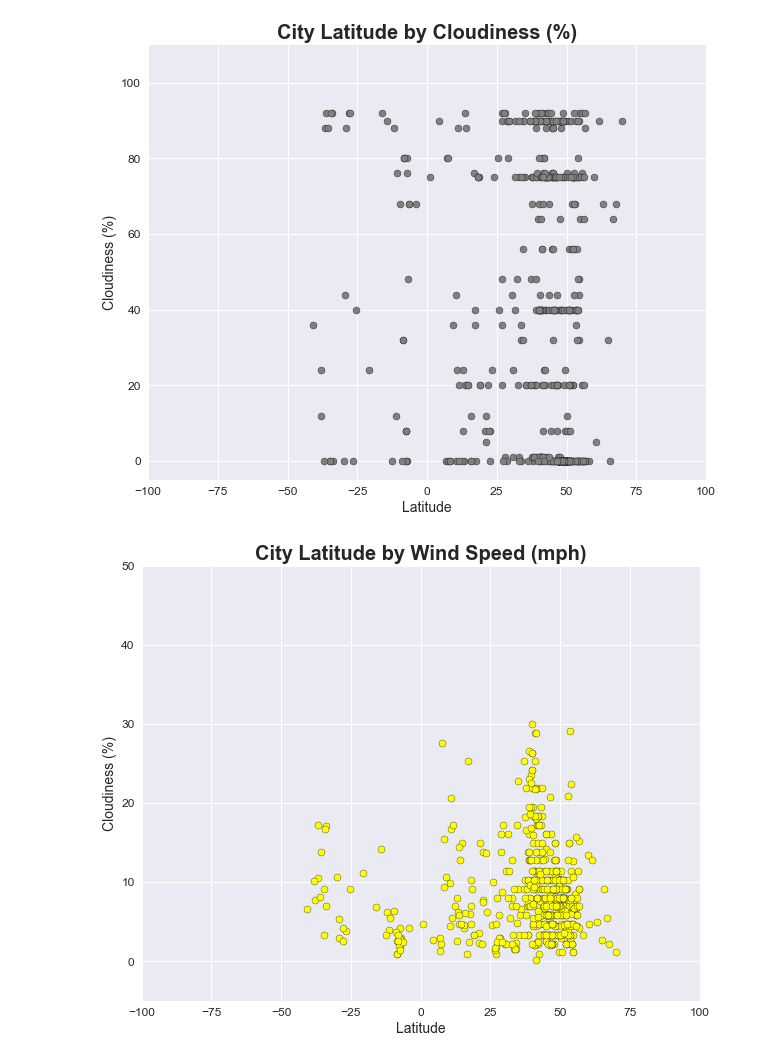
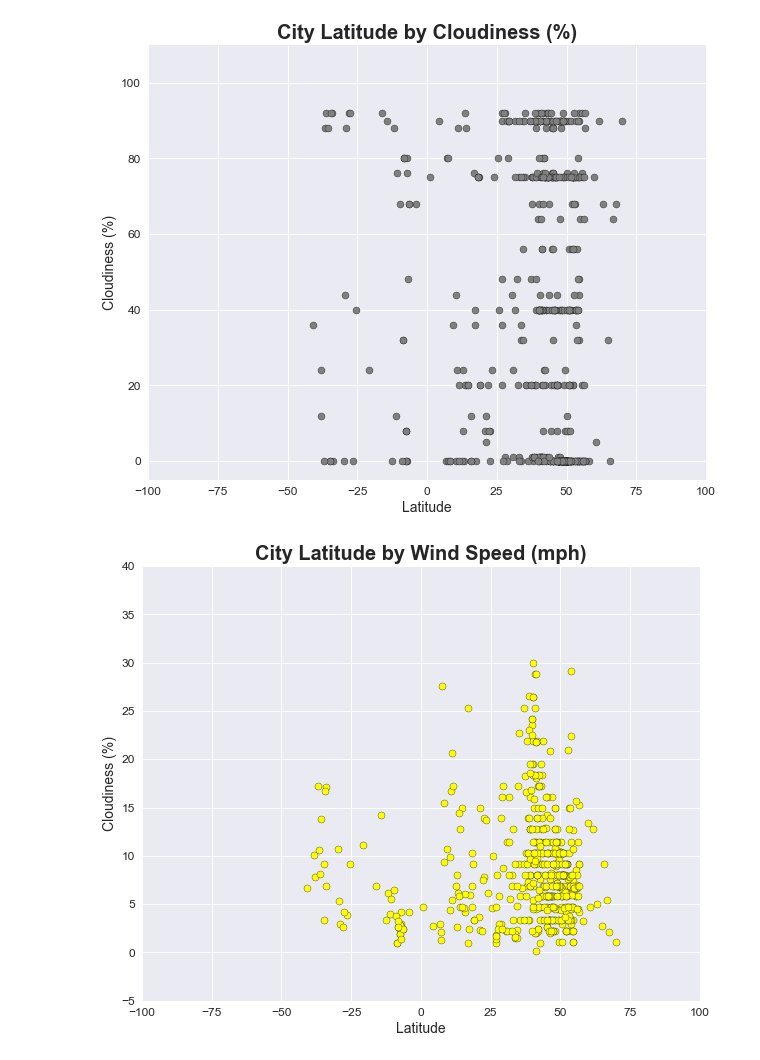
Before and after one commit to spencerrand/Unit-6-Python-APIs, a Jupyter notebook: main.ipynb, the cells around one changed output. Cells and saved outputs as stored; diff of their text form; code cells hidden in the pictures.

```diff
--- a/main.ipynb
+++ b/main.ipynb
@@ -263,28 +266,28 @@ plt.show()
 # %%
 # This section prints a scatter plot of latitude by windspeed
 
 # Clear plot, just in case
 plt.clf()
 
 # Create scatter plot
 plt.scatter(random_city_df['lat'], random_city_df['windspeed'], marker="o", facecolors='yellow', edgecolors="black", alpha=1)
 
 # Create a title, x label, and y label
 plt.title("City Latitude by Wind Speed (mph)", fontsize=20, fontweight="bold")
 plt.xlabel("Latitude", fontsize=14)
 plt.ylabel("Cloudiness (%)", fontsize=14)
 
 # Set size of x and y tick labels
 plt.tick_params(labelsize=12)
 
 # Set x and y limits
 plt.xlim(-100,100)
-plt.ylim(-5,50)
+plt.ylim(-5,40)
 
 # Save the figure
 plt.savefig("LatByWindspeed.png")
 
 # Display scatter plot
 plt.show()
 # %% [output]
-[figure, old version]
+[figure, new version]
```
Also changed, not shown: parts of 1 cell of this notebook.
